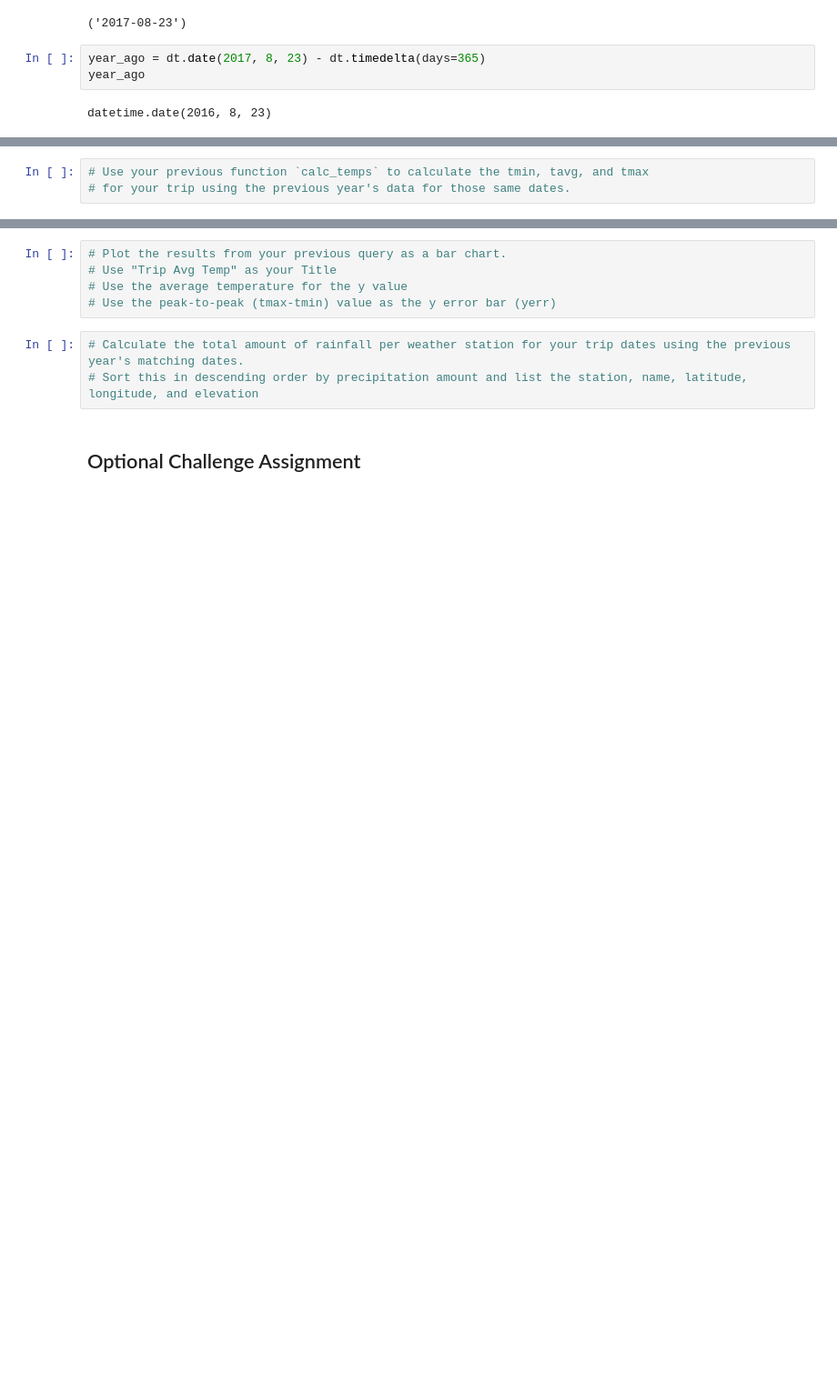
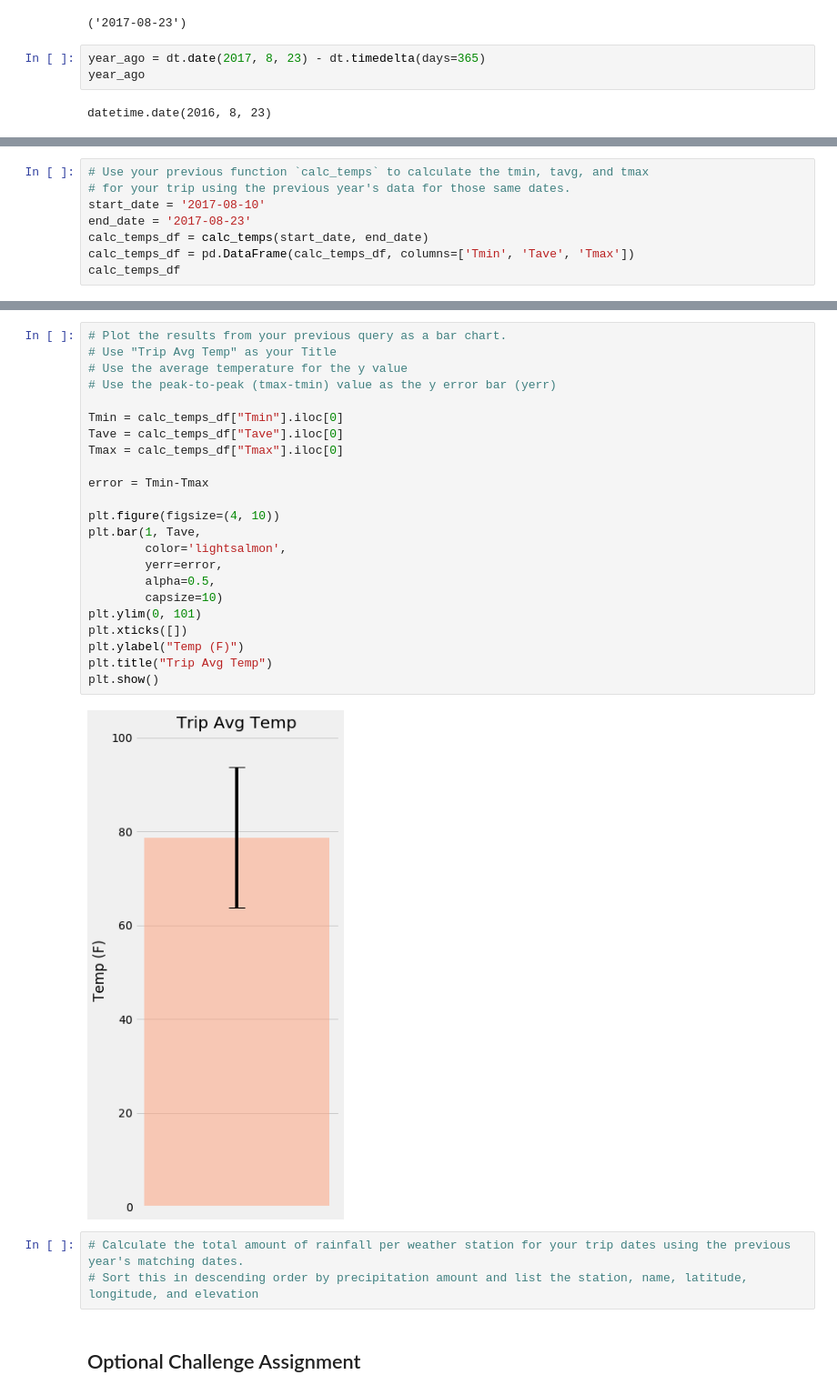
Before and after one commit to herge008/sqlalchemy-challenge, a Jupyter notebook: surfs_up.ipynb, the cells around one changed output, grey strips where cells are left out. Shown at 91% size. Cells and saved outputs as stored; diff of their text form; blank space fills up the shorter version.

```diff
--- a/surfs_up.ipynb
+++ b/surfs_up.ipynb
@@ -139,3 +172,8 @@ print(calc_temps('2012-02-28', '2012-03-05'))
 # %%
 # Use your previous function `calc_temps` to calculate the tmin, tavg, and tmax
 # for your trip using the previous year's data for those same dates.
+start_date = '2017-08-10'
+end_date = '2017-08-23'
+calc_temps_df = calc_temps(start_date, end_date)
+calc_temps_df = pd.DataFrame(calc_temps_df, columns=['Tmin', 'Tave', 'Tmax'])
+calc_temps_df
@@ -142,8 +188,28 @@ print(calc_temps('2012-02-28', '2012-03-05'))
 # %%
 # Plot the results from your previous query as a bar chart.
 # Use "Trip Avg Temp" as your Title
 # Use the average temperature for the y value
 # Use the peak-to-peak (tmax-tmin) value as the y error bar (yerr)
+
+Tmin = calc_temps_df["Tmin"].iloc[0]
+Tave = calc_temps_df["Tave"].iloc[0]
+Tmax = calc_temps_df["Tmax"].iloc[0]
+
+error = Tmin-Tmax
+
+plt.figure(figsize=(4, 10))
+plt.bar(1, Tave,
+        color='lightsalmon',
+        yerr=error,
+        alpha=0.5,
+        capsize=10)
+plt.ylim(0, 101)
+plt.xticks([])
+plt.ylabel("Temp (F)")
+plt.title("Trip Avg Temp")
+plt.show()
+# %% [output]
+[figure, added]
 # %%
 # Calculate the total amount of rainfall per weather station for your trip dates using the previous year's matching dates.
 # Sort this in descending order by precipitation amount and list the station, name, latitude, longitude, and elevation
```
Also changed, not shown: parts of 18 cells of this notebook.
